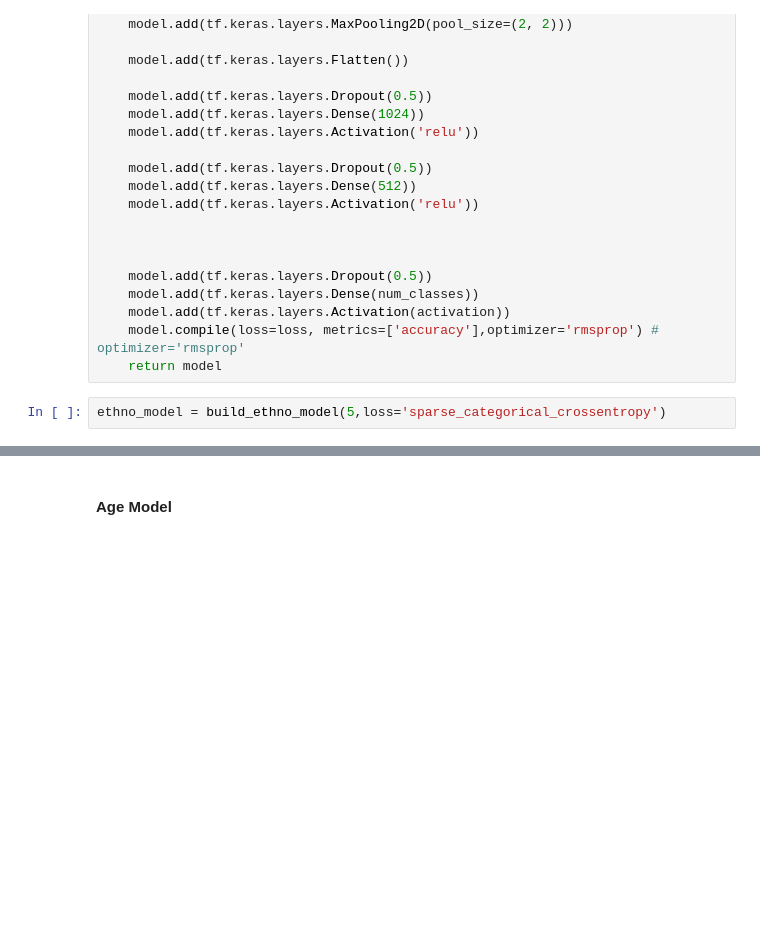
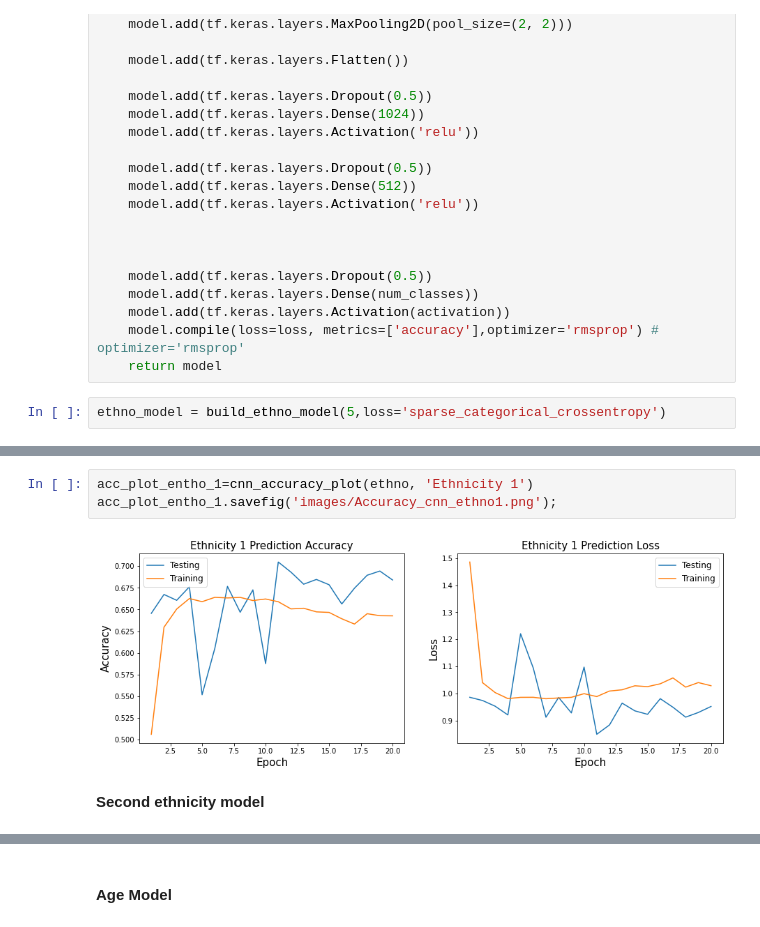
Before and after one commit to aydin-hasanli/age_gender_prediction, a Jupyter notebook: EDA.ipynb, the cells around one changed output, grey strips where cells are left out. Saved outputs shown, nothing was run; the diff lists cells and outputs as text; blank space fills up the shorter version.

```diff
--- a/EDA.ipynb
+++ b/EDA.ipynb
@@ -705,2 +687,9 @@ Epoch 20/20
+# %%
+acc_plot_entho_1=cnn_accuracy_plot(ethno, 'Ethnicity 1')
+acc_plot_entho_1.savefig('images/Accuracy_cnn_ethno1.png');
+# %% [output]
+[figure, added]
+# %% [markdown]
+__Second ethnicity model__
 # %%
 ethno_model_small=build_model(5)
```
Also changed, not shown: parts of 17 cells of this notebook, 6 other files.
